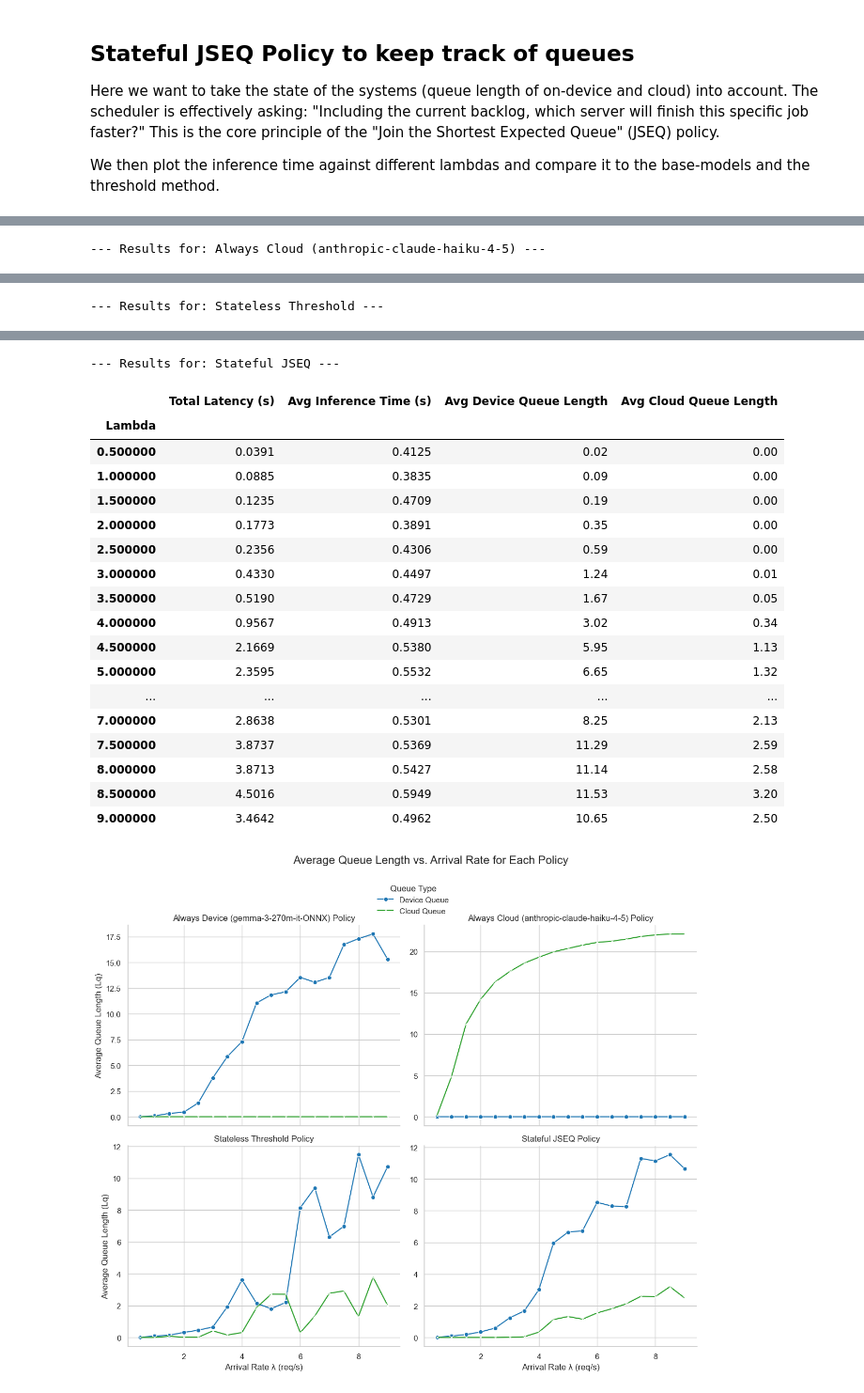
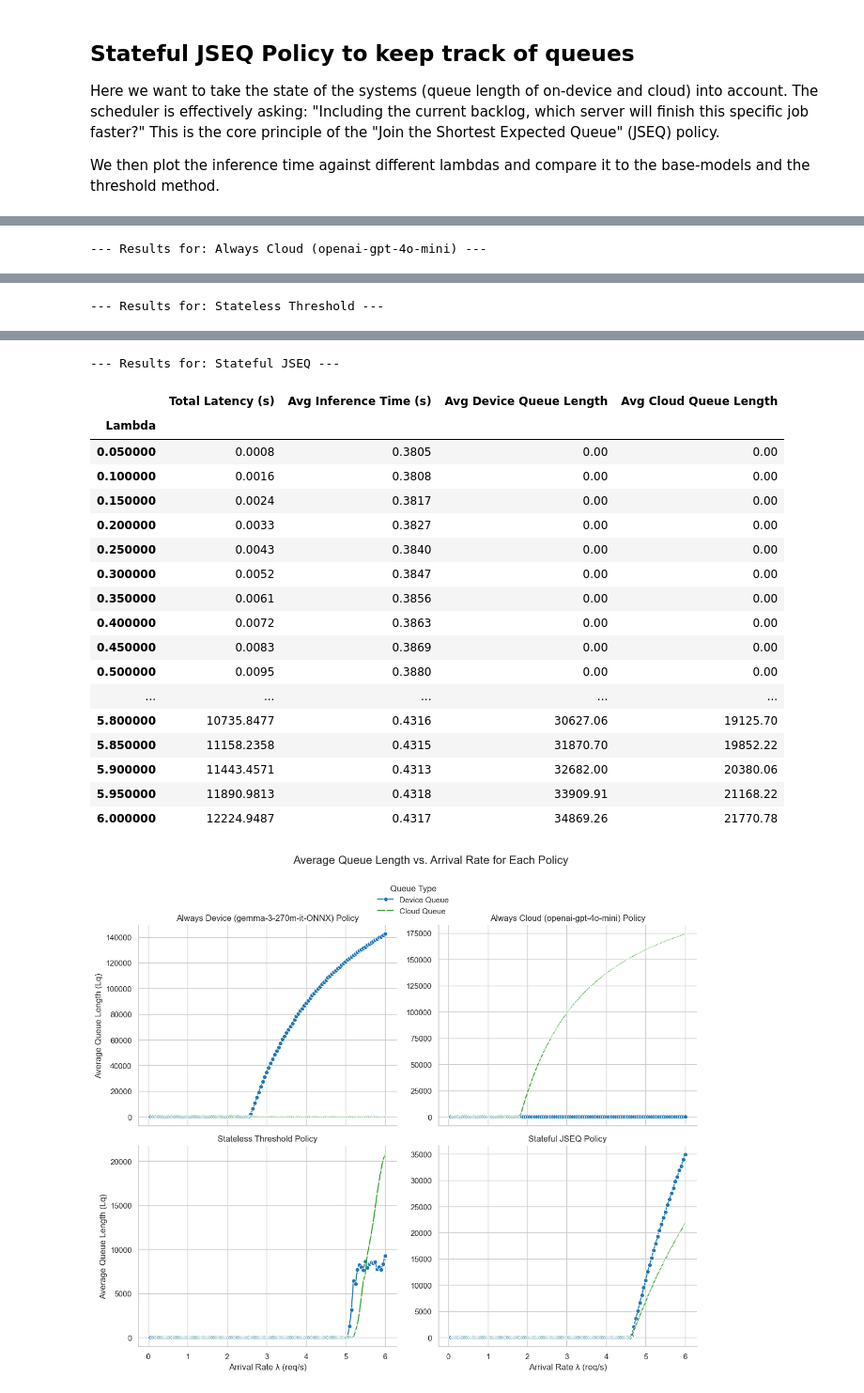
Before and after one commit to fabianHueni/UNIBE_MSGAI_HS25_Project, a Jupyter notebook: analyse/analyse_queueing_policy.ipynb, the cells around one changed output, grey strips where cells are left out. Shown at 94% size. Drawn from its saved outputs; the diff is of its cells as text; code cells hidden in the pictures.

Commit message:
feat: improved plots for gemma and o4mini comparison

```diff
--- a/analyse/analyse_queueing_policy.ipynb
+++ b/analyse/analyse_queueing_policy.ipynb
@@ -107,11 +110,11 @@ df_device_ex = raw_dfs['philip/raw_experiment_Llama-3-2-1B-Instruct-ONNX_always_
 #df_device_ex = raw_dfs['philip/raw_experiment_granite-4-0-micro-ONNX-web_always_device_once-per-sec_2025-12-04T09-03-29'].copy()
 
 df_cloud_ex = raw_dfs['cloud/cloud_raw_experiment_openai-gpt-4o-mini_always_cloud_once-per-sec_2025-12-05T07-18-02'].copy()
-df_cloud_ex = raw_dfs['cloud/cloud_raw_experiment_anthropic-claude-haiku-4-5_always_cloud_once-per-sec_2025-12-05T10-35-38'].copy()
+#df_cloud_ex = raw_dfs['cloud/cloud_raw_experiment_anthropic-claude-haiku-4-5_always_cloud_once-per-sec_2025-12-05T10-35-38'].copy()
 df_device_ex = raw_dfs['philip/raw_experiment_gemma-3-270m-it-ONNX_always_device_once-per-sec_2025-12-04T08-01-13'].copy()
 
 
-name_cloud = "anthropic-claude-haiku-4-5"
+name_cloud = "openai-gpt-4o-mini"
 name_device = "gemma-3-270m-it-ONNX"
 
 on_device_speedup_factor = 1
@@ -352,7 +355,7 @@ systems_to_analyze = [
     ("On-Device Model (" + name_device + ")", df_device_ex),
     ("Cloud Model (" + name_cloud + ")", df_cloud_ex)
 ]
-plot_system_performance(systems_to_analyze)
+mus = plot_system_performance(systems_to_analyze)
 # %% [output]
 --- Analyzing: On-Device Model (gemma-3-270m-it-ONNX) ---
 Mean Service Time (E[S]): 0.3874 s
@@ -399,14 +402,19 @@ We then plot the inference time against different lambdas and compare it to the
 from utils import *
 
 test_lambdas = [0.5, 1.0, 1.5, 2.0, 2.5, 3, 3.5, 4, 4.5, 5, 5.5, 6, 6.5, 7, 7.5, 8, 8.5, 9]
+test_lambdas = np.linspace(0.05,np.ceil(max(mus)*2),int(np.ceil(max(mus)*2))*20)
+#test_lambdas = np.linspace(3, 3.35, 35)
+
+policies_to_test = ['Always Device ('+name_device+')', 'Always Cloud ('+name_cloud+')', 'Stateless Threshold', 'Stateful JSEQ']
 
 
-compare_policy_performance_with_table(test_lambdas=test_lambdas,
-                                        char_params=(char_mean,char_std),
-                                        dev_model=(slope_dev, int_dev),
-                                        cloud_model=(slope_cloud, int_cloud),
-                                        name_device=name_device,
-                                        name_cloud=name_cloud)
+detailed_results = compare_policy_performance_with_table(test_lambdas=test_lambdas,
+                                                         policies_to_test=policies_to_test,
+                                                         char_params=(char_mean,char_std),
+                                                         dev_model=(slope_dev, int_dev),
+                                                         cloud_model=(slope_cloud, int_cloud),
+                                                         name_device=name_device,
+                                                         name_cloud=name_cloud)
 # %% [output]
 --- Running simulations for different arrival rates ---
 
@@ -446,3 +454,3 @@ First 5 stats entries:
---- Results for: Always Cloud (anthropic-claude-haiku-4-5) ---
+--- Results for: Always Cloud (openai-gpt-4o-mini) ---
 |  | Total Latency (s) | Avg Inference Time (s) | Avg Device Queue Length | Avg Cloud Queue Length |
 | Lambda |  |  |  |  |
@@ -484,20 +492,20 @@ First 5 stats entries:
 --- Results for: Stateful JSEQ ---
 |  | Total Latency (s) | Avg Inference Time (s) | Avg Device Queue Length | Avg Cloud Queue Length |
 | Lambda |  |  |  |  |
-| 0.500000 | 0.0391 | 0.4125 | 0.02 | 0.00 |
-| 1.000000 | 0.0885 | 0.3835 | 0.09 | 0.00 |
-| 1.500000 | 0.1235 | 0.4709 | 0.19 | 0.00 |
-| 2.000000 | 0.1773 | 0.3891 | 0.35 | 0.00 |
-| 2.500000 | 0.2356 | 0.4306 | 0.59 | 0.00 |
-| 3.000000 | 0.4330 | 0.4497 | 1.24 | 0.01 |
-| 3.500000 | 0.5190 | 0.4729 | 1.67 | 0.05 |
-| 4.000000 | 0.9567 | 0.4913 | 3.02 | 0.34 |
-| 4.500000 | 2.1669 | 0.5380 | 5.95 | 1.13 |
-| 5.000000 | 2.3595 | 0.5532 | 6.65 | 1.32 |
+| 0.050000 | 0.0008 | 0.3805 | 0.00 | 0.00 |
+| 0.100000 | 0.0016 | 0.3808 | 0.00 | 0.00 |
+| 0.150000 | 0.0024 | 0.3817 | 0.00 | 0.00 |
+| 0.200000 | 0.0033 | 0.3827 | 0.00 | 0.00 |
+| 0.250000 | 0.0043 | 0.3840 | 0.00 | 0.00 |
+| 0.300000 | 0.0052 | 0.3847 | 0.00 | 0.00 |
+| 0.350000 | 0.0061 | 0.3856 | 0.00 | 0.00 |
+| 0.400000 | 0.0072 | 0.3863 | 0.00 | 0.00 |
+| 0.450000 | 0.0083 | 0.3869 | 0.00 | 0.00 |
+| 0.500000 | 0.0095 | 0.3880 | 0.00 | 0.00 |
 | ... | ... | ... | ... | ... |
-| 7.000000 | 2.8638 | 0.5301 | 8.25 | 2.13 |
-| 7.500000 | 3.8737 | 0.5369 | 11.29 | 2.59 |
-| 8.000000 | 3.8713 | 0.5427 | 11.14 | 2.58 |
-| 8.500000 | 4.5016 | 0.5949 | 11.53 | 3.20 |
-| 9.000000 | 3.4642 | 0.4962 | 10.65 | 2.50 |
+| 5.800000 | 10735.8477 | 0.4316 | 30627.06 | 19125.70 |
+| 5.850000 | 11158.2358 | 0.4315 | 31870.70 | 19852.22 |
+| 5.900000 | 11443.4571 | 0.4313 | 32682.00 | 20380.06 |
+| 5.950000 | 11890.9813 | 0.4318 | 33909.91 | 21168.22 |
+| 6.000000 | 12224.9487 | 0.4317 | 34869.26 | 21770.78 |
-[figure, old version]
+[figure, new version]
```
Also changed, not shown: parts of 25 cells of this notebook, 1 other file.
